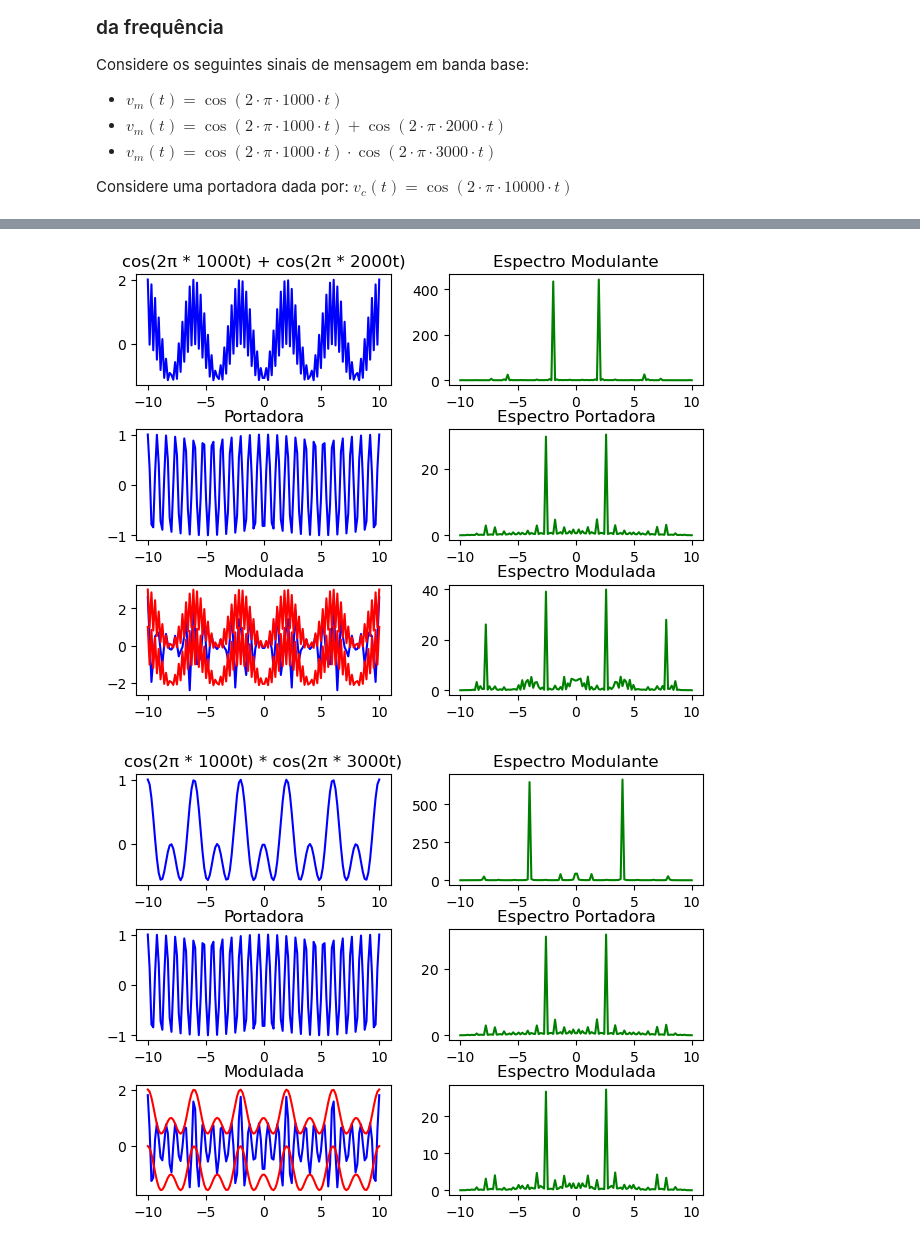
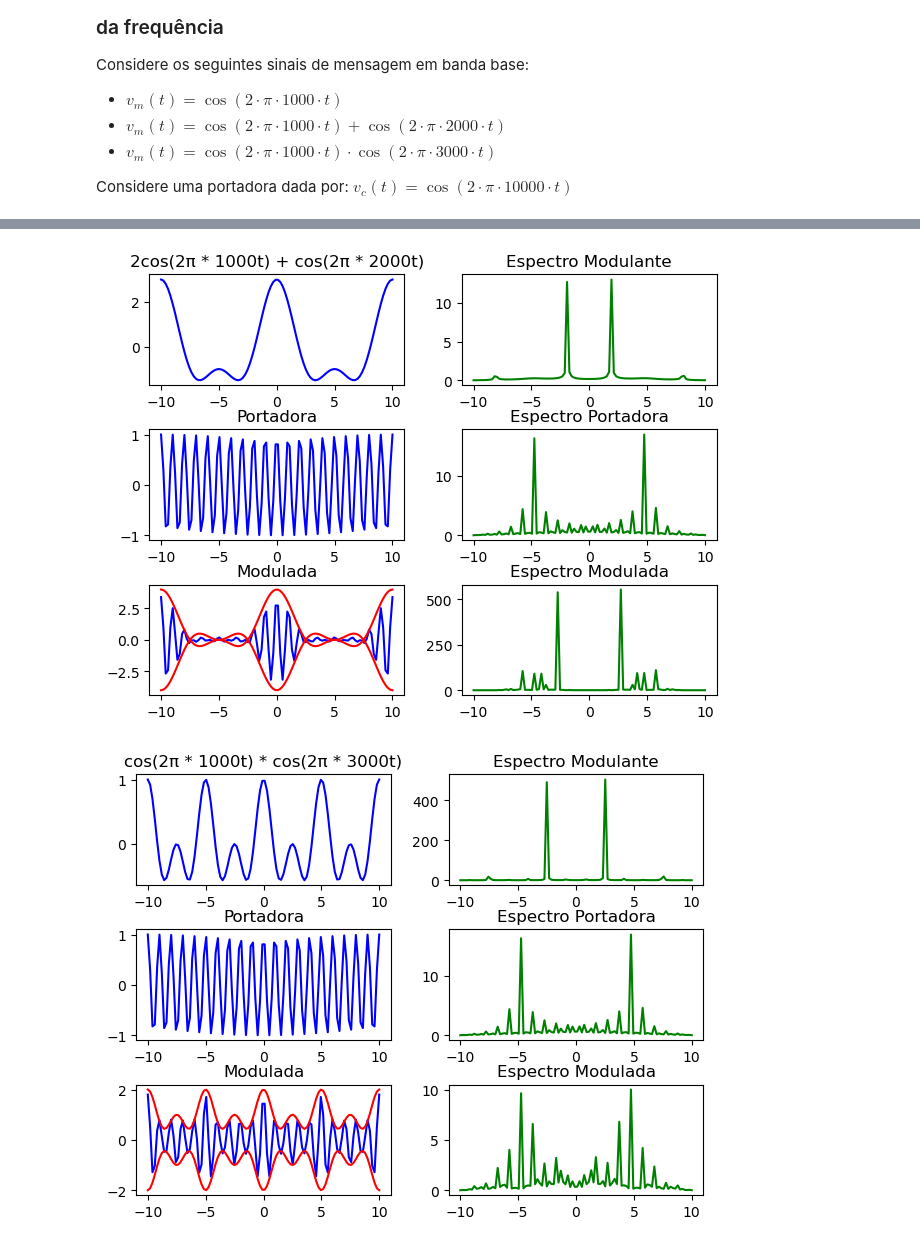
Before and after one commit to rabispedro/principios-de-comunicacao, a Jupyter notebook: trabalho01.ipynb, the cells around one changed output, grey strips where cells are left out. Cells and saved outputs as stored; diff of their text form; code cells hidden in the pictures.

```diff
--- a/trabalho01.ipynb
+++ b/trabalho01.ipynb
@@ -16,7 +16,7 @@ mi = 0.8
 # %%
 function = lambda t : np.cos(2 * np.pi * 1000 * t)
 carrier = lambda t : np.cos(2 * np.pi * 10000 * t)
-samples = 128
+samples = 100
 t = np.linspace(-10, 10, samples)
 
 fig, ax = plt.subplots(3, 2)
@@ -38,7 +38,7 @@ ax[1][1].plot(t, np.abs(np.fft.fftfreq(samples, carrier(t))), color="green")
 ax[2][0].set_title("Modulada")
 ax[2][0].plot(t, (1 + mi * function(t)) * carrier(t), color="blue")
 ax[2][0].plot(t, (function(t) + 1), color="red")
-ax[2][0].plot(t, (function(t) - 1), color="red")
+ax[2][0].plot(t, (-function(t) - 1), color="red")
 
 ax[2][1].set_title("Espectro Modulada")
 ax[2][1].plot(t, np.abs(np.fft.fftfreq(samples, (1 + mi * function(t)) * carrier(t))), color="green")
@@ -49,40 +49,40 @@ plt.show()
 # %%
-function = lambda t : np.cos(2 * np.pi * 1000 * t) + np.cos(2 * np.pi * 2000 * t)
+function = lambda t : 2 * np.cos(2 * np.pi * 1000 * t) + np.cos(2 * np.pi * 2000 * t)
 carrier = lambda t : np.cos(2 * np.pi * 10000 * t)
-samples = 128
+samples = 100
 t = np.linspace(-10, 10, samples)
 
 fig, ax = plt.subplots(3, 2)
 
 fig.tight_layout()
 
-ax[0][0].set_title("cos(2π * 1000t) + cos(2π * 2000t)")
+ax[0][0].set_title("2cos(2π * 1000t) + cos(2π * 2000t)")
 ax[0][0].plot(t, function(t), color="blue")
 
 ax[0][1].set_title("Espectro Modulante")
 ax[0][1].plot(t, np.abs(np.fft.fftfreq(samples, function(t))), color="green")
 
 ax[1][0].set_title("Portadora")
 ax[1][0].plot(t, carrier(t), color="blue")
 
 ax[1][1].set_title("Espectro Portadora")
 ax[1][1].plot(t, np.abs(np.fft.fftfreq(samples, carrier(t))), color="green")
 
 ax[2][0].set_title("Modulada")
 ax[2][0].plot(t, (1 + mi * function(t)) * carrier(t), color="blue")
 ax[2][0].plot(t, (function(t) + 1), color="red")
-ax[2][0].plot(t, (function(t) - 1), color="red")
+ax[2][0].plot(t, (-function(t) - 1), color="red")
 
 ax[2][1].set_title("Espectro Modulada")
 ax[2][1].plot(t, np.abs(np.fft.fftfreq(samples, (1 + mi * function(t)) * carrier(t))), color="green")
 
 plt.show()
 # %% [output]
-[figure, old version]
+[figure, new version]
 # %%
 function = lambda t : np.cos(2 * np.pi * 1000 * t) * np.cos(2 * np.pi * 3000 * t)
 carrier = lambda t : np.cos(2 * np.pi * 10000 * t)
-samples = 128
+samples = 100
 t = np.linspace(-10, 10, samples)
 
 fig, ax = plt.subplots(3, 2)
@@ -104,11 +104,11 @@ ax[1][1].plot(t, np.abs(np.fft.fftfreq(samples, carrier(t))), color="green")
 ax[2][0].set_title("Modulada")
 ax[2][0].plot(t, (1 + mi * function(t)) * carrier(t), color="blue")
 ax[2][0].plot(t, (function(t) + 1), color="red")
-ax[2][0].plot(t, (function(t) - 1), color="red")
+ax[2][0].plot(t, (-function(t) - 1), color="red")
 
 ax[2][1].set_title("Espectro Modulada")
 ax[2][1].plot(t, np.abs(np.fft.fftfreq(samples, (1 + mi * function(t)) * carrier(t))), color="green")
 
 plt.show()
 # %% [output]
-[figure, old version]
+[figure, new version]
```
Also changed, not shown: parts of 1 cell of this notebook.
